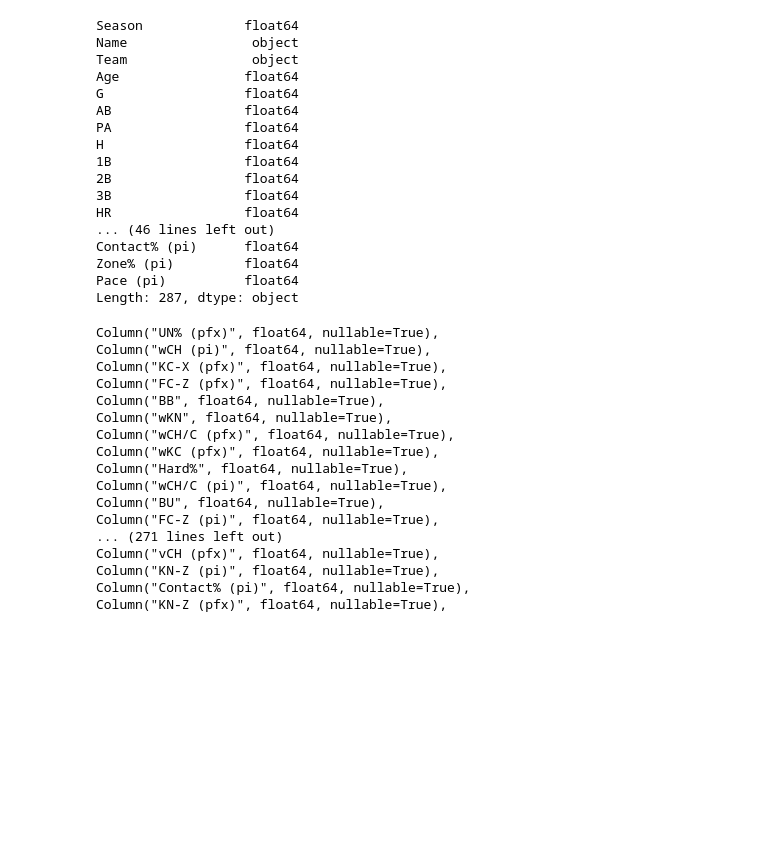
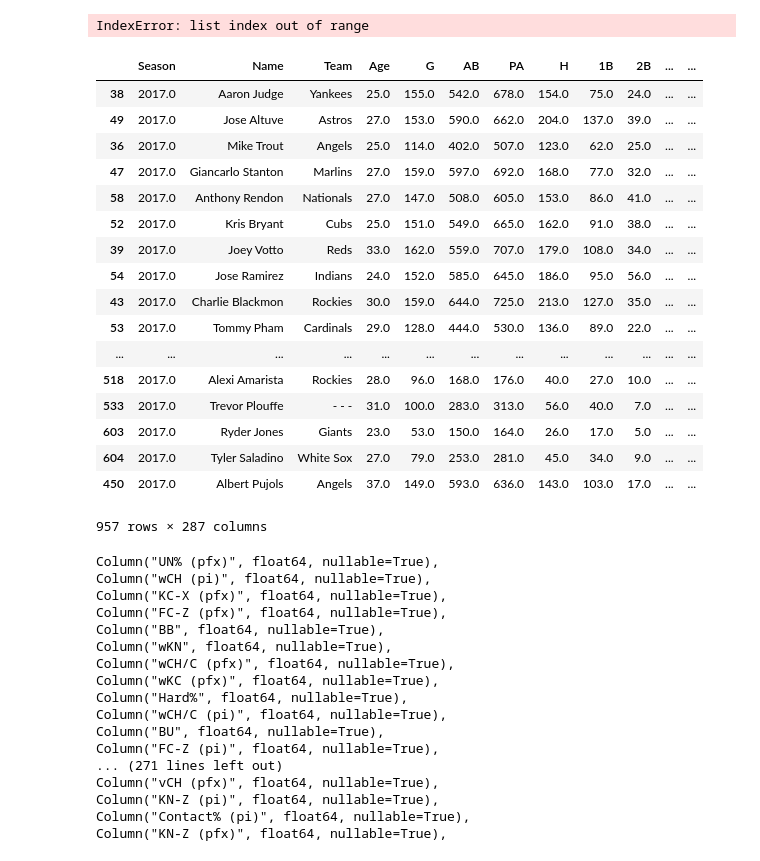
Before and after one commit to BenikaH/sportscraper, a Jupyter notebook: notebooks/sqlalchemy.ipynb, the cells around one changed output. Cells and saved outputs as stored; diff of their text form; code cells hidden in the pictures; blank space fills up the shorter version.

```diff
--- a/notebooks/sqlalchemy.ipynb
+++ b/notebooks/sqlalchemy.ipynb
@@ -6,25 +29,28 @@ import MySQLdb
 # %%
-batting = batting_stats(2017, 2017)
+batting = batting_stats('2017-04-27', '2017-04-28')
+# %% [output]
+IndexError: list index out of range
 # %%
-batting.dtypes
+batting
 # %% [output]
+|  | Season | Name | Team | Age | G | AB | PA | H | 1B | 2B | ... | ... |
+| 38 | 2017.0 | Aaron Judge | Yankees | 25.0 | 155.0 | 542.0 | 678.0 | 154.0 | 75.0 | 24.0 | ... | ... |
+| 49 | 2017.0 | Jose Altuve | Astros | 27.0 | 153.0 | 590.0 | 662.0 | 204.0 | 137.0 | 39.0 | ... | ... |
+| 36 | 2017.0 | Mike Trout | Angels | 25.0 | 114.0 | 402.0 | 507.0 | 123.0 | 62.0 | 25.0 | ... | ... |
+| 47 | 2017.0 | Giancarlo Stanton | Marlins | 27.0 | 159.0 | 597.0 | 692.0 | 168.0 | 77.0 | 32.0 | ... | ... |
+| 58 | 2017.0 | Anthony Rendon | Nationals | 27.0 | 147.0 | 508.0 | 605.0 | 153.0 | 86.0 | 41.0 | ... | ... |
+| 52 | 2017.0 | Kris Bryant | Cubs | 25.0 | 151.0 | 549.0 | 665.0 | 162.0 | 91.0 | 38.0 | ... | ... |
+| 39 | 2017.0 | Joey Votto | Reds | 33.0 | 162.0 | 559.0 | 707.0 | 179.0 | 108.0 | 34.0 | ... | ... |
+| 54 | 2017.0 | Jose Ramirez | Indians | 24.0 | 152.0 | 585.0 | 645.0 | 186.0 | 95.0 | 56.0 | ... | ... |
+| 43 | 2017.0 | Charlie Blackmon | Rockies | 30.0 | 159.0 | 644.0 | 725.0 | 213.0 | 127.0 | 35.0 | ... | ... |
+| 53 | 2017.0 | Tommy Pham | Cardinals | 29.0 | 128.0 | 444.0 | 530.0 | 136.0 | 89.0 | 22.0 | ... | ... |
+| ... | ... | ... | ... | ... | ... | ... | ... | ... | ... | ... | ... | ... |
+| 518 | 2017.0 | Alexi Amarista | Rockies | 28.0 | 96.0 | 168.0 | 176.0 | 40.0 | 27.0 | 10.0 | ... | ... |
+| 533 | 2017.0 | Trevor Plouffe | - - - | 31.0 | 100.0 | 283.0 | 313.0 | 56.0 | 40.0 | 7.0 | ... | ... |
+| 603 | 2017.0 | Ryder Jones | Giants | 23.0 | 53.0 | 150.0 | 164.0 | 26.0 | 17.0 | 5.0 | ... | ... |
+| 604 | 2017.0 | Tyler Saladino | White Sox | 27.0 | 79.0 | 253.0 | 281.0 | 45.0 | 34.0 | 9.0 | ... | ... |
+| 450 | 2017.0 | Albert Pujols | Angels | 37.0 | 149.0 | 593.0 | 636.0 | 143.0 | 103.0 | 17.0 | ... | ... |
-Season             float64
-Name                object
-Team                object
-Age                float64
-G                  float64
-AB                 float64
-PA                 float64
-H                  float64
-1B                 float64
-2B                 float64
-3B                 float64
-HR                 float64
-... (46 lines left out)
-Contact% (pi)      float64
-Zone% (pi)         float64
-Pace (pi)          float64
-Length: 287, dtype: object
+957 rows × 287 columns
 # %%
 for key, value in batting.dtypes.to_dict().iteritems():
     print str('Column("' + str(key) + '", ' + str(value) + ', nullable=True),')
```
Also changed, not shown: parts of 3 cells of this notebook, 5 other files.
